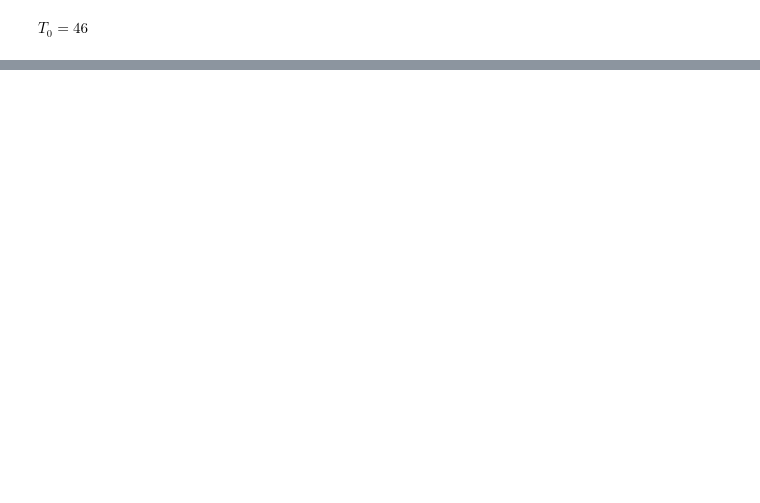
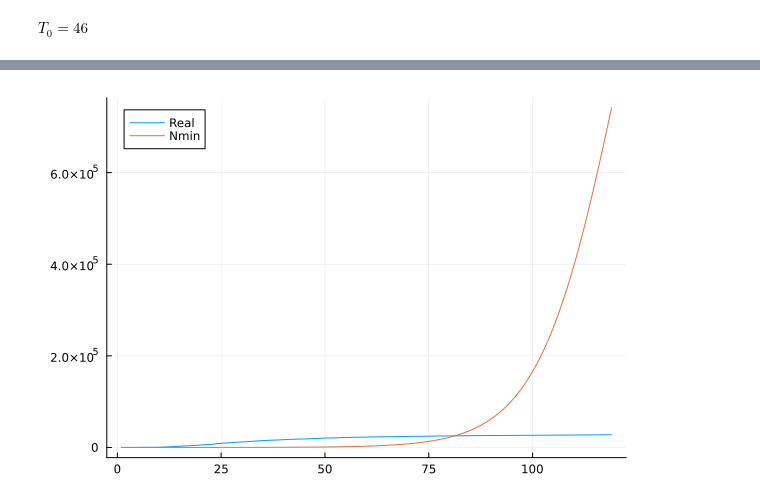
Before and after one commit to camilovelezr/m420p1, a Jupyter notebook: src/src.ipynb, the cells around one changed output, grey strips where cells are left out. Drawn from its saved outputs; the diff is of its cells as text; code cells hidden in the pictures; blank space fills up the shorter version.

```diff
--- a/src/src.ipynb
+++ b/src/src.ipynb
@@ -27,0 +128,5 @@ $T_{0} = 46$
+# %%
+plot(1:tmax, [I.(1:tmax), [predict1(Nmax, x) for x in 1:tmax]],
+label = ["Real" "Nmin" "Nmax"])
+# %% [output]
+[figure, added]
```
Also changed, not shown: parts of 24 cells of this notebook.
